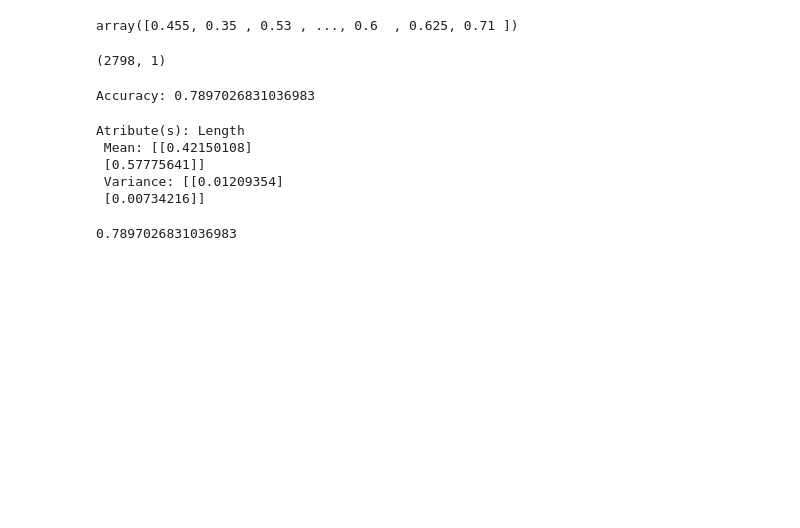
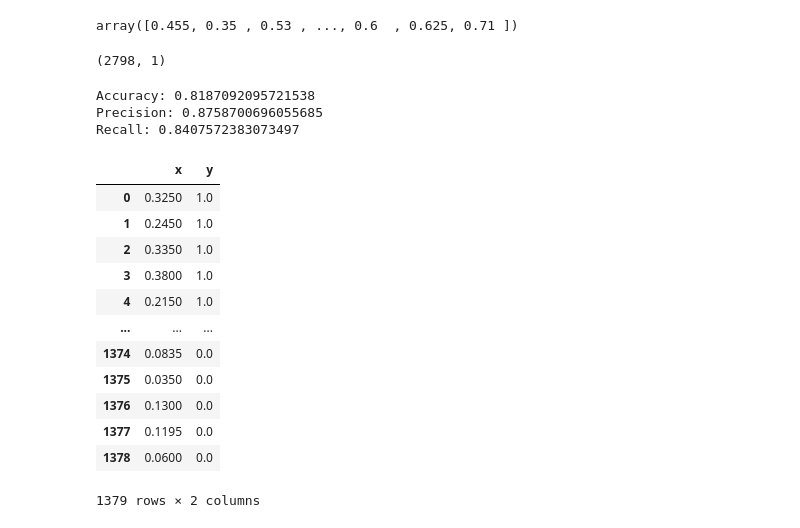
Before and after one commit to junietoc/MLCourse, a Jupyter notebook: assignments/Assignment1.ipynb, the cells around one changed output. Saved outputs shown, nothing was run; the diff lists cells and outputs as text; code cells hidden in the pictures; blank space fills up the shorter version.

```diff
--- a/assignments/Assignment1.ipynb
+++ b/assignments/Assignment1.ipynb
@@ -186,18 +186,15 @@ y_pred = clf.predict(X_test.reshape(-1, 1))
 # Calculate the accuracy of the classifier
 accuracy = accuracy_score(y_test, y_pred)
 print(f"Accuracy: {accuracy}")
+
+# Calculate the precision of the classifier
+accuracy =  precision_score(y_test, y_pred)
+print(f"Precision: {accuracy}")
+
+# Calculate the recall of the classifier
+accuracy =  recall_score(y_test, y_pred)
+print(f"Recall: {accuracy}")
 # %% [output]
-Accuracy: 0.7897026831036983
+Accuracy: 0.8187092095721538
+Precision: 0.8758700696055685
+Recall: 0.8407572383073497
-# %%
-print(clf)
-# %% [output]
-Atribute(s): Length
- Mean: [[0.42150108]
- [0.57775641]]
- Variance: [[0.01209354]
- [0.00734216]]
-# %%
-accuracy = model.score(X_test.reshape(-1, 1), y_test)
-accuracy
-# %% [output]
-0.7897026831036983
@@ -203,0 +203,16 @@ accuracy
+# %%
+X_xd
+# %% [output]
+|  | x | y |
+| 0 | 0.3250 | 1.0 |
+| 1 | 0.2450 | 1.0 |
+| 2 | 0.3350 | 1.0 |
+| 3 | 0.3800 | 1.0 |
+| 4 | 0.2150 | 1.0 |
+| ... | ... | ... |
+| 1374 | 0.0835 | 0.0 |
+| 1375 | 0.0350 | 0.0 |
+| 1376 | 0.1300 | 0.0 |
+| 1377 | 0.1195 | 0.0 |
+| 1378 | 0.0600 | 0.0 |
+1379 rows × 2 columns
```
Also changed, not shown: parts of 7 cells of this notebook.
